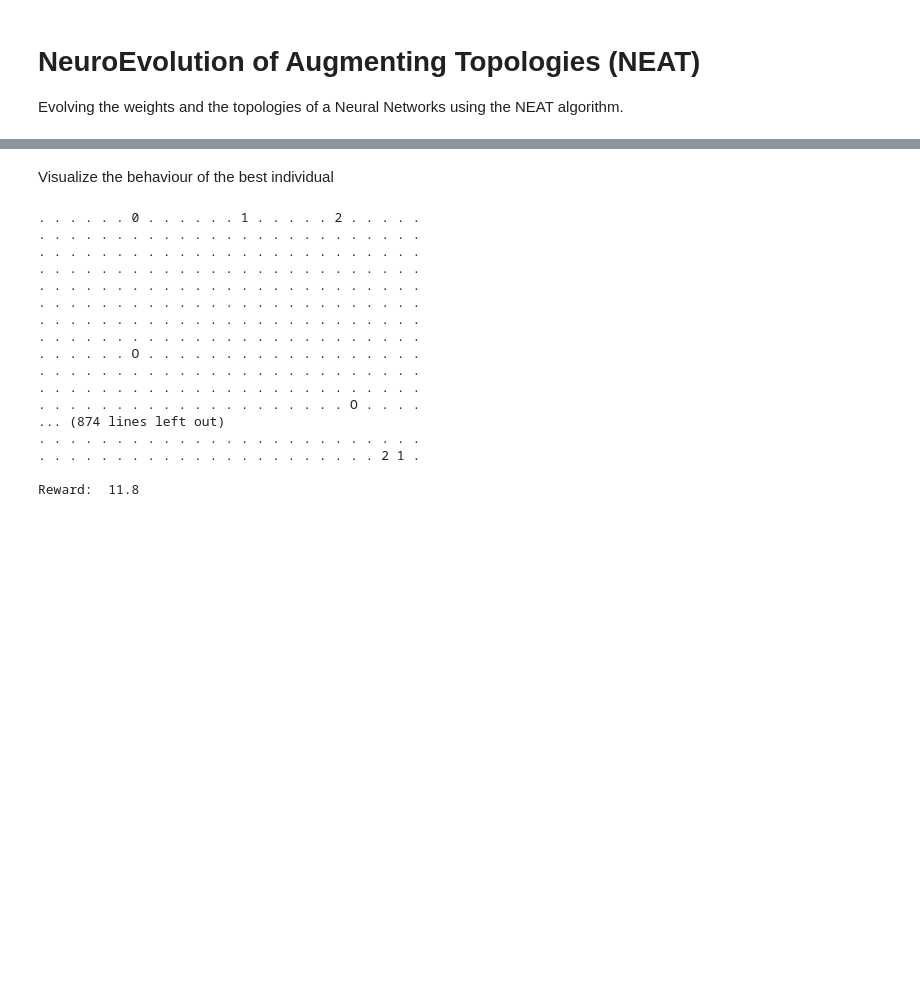
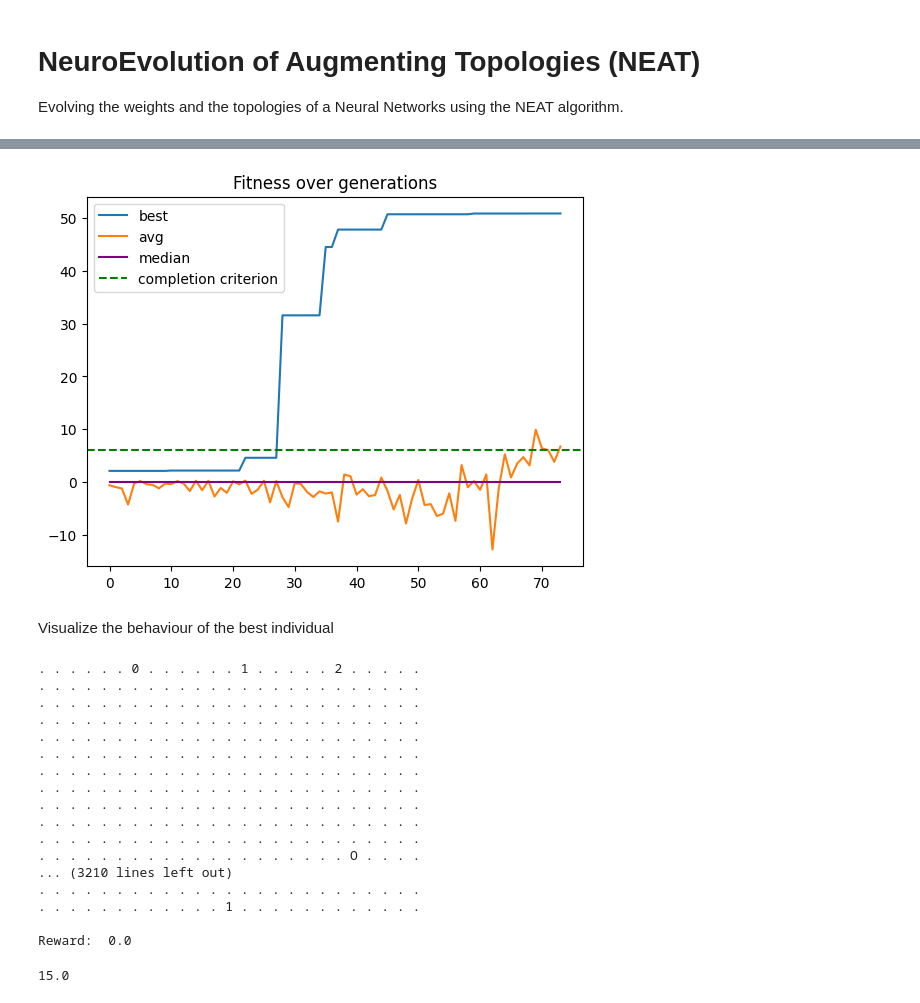
Before and after one commit to lorenzoleuzzi1/lifelong_evolutionary_swarms, a Jupyter notebook: neat.ipynb, the cells around one changed output, grey strips where cells are left out. Drawn from its saved outputs; the diff is of its cells as text; code cells hidden in the pictures; blank space fills up the shorter version.

```diff
--- a/neat.ipynb
+++ b/neat.ipynb
@@ -11,13 +14,14 @@ import neat
 # %%
 initial_setting = {
-    'agents': np.array([[0, 5], [0, 10], [0, 15]], dtype=float),
-    'blocks': np.array([[9, 16], [13, 7], [6, 5], [10, 11]], dtype=float),
-    'colors': np.array([environment.RED, environment.RED, environment.BLUE, environment.GREEN], dtype=int)
+   'agents': np.array([[0, 5], [0, 10], [0, 15]], dtype=float),
+   'blocks': np.array([[9, 16], [10, 12], [11, 6]], dtype=float),
+   'colors': np.array([environment.RED, environment.GREEN, environment.RED], dtype=int)
 }
+
 env = environment.Environment(objective = [(environment.RED, environment.NORTH_EDGE)],
                    size = environment.SIMULATION_ARENA_SIZE,
                    n_agents = 3,
-                   n_blocks = 4,
+                   n_blocks = 3,
                    n_neighbors = 3,
                    sensor_range = environment.SIMULATION_SENSOR_RANGE,
                    sensor_angle = 360,
@@ -113,7 +126,17 @@ Generation time: 8.043 sec (10.812 average)
+# %%
+# Plot stats
+bests = stats.get_fitness_stat(np.max)
+avgs = stats.get_fitness_mean()
+medians = stats.get_fitness_median()
+stds = stats.get_fitness_stdev()
+utils.plot_data(bests, avgs = avgs, medians = medians,
+                completion_fitness=env.n_task * (environment.REWARD_PICK + environment.REWARD_DROP))
+# %% [output]
+[figure, added]
 # %% [markdown]
 Visualize the behaviour of the best individual
 # %%
-calculate_fitnesses([(1, winner)], config, verbose=True)
+calculate_fitnesses([(1, p.best_genome)], config, verbose=True)
 # %% [output]
 . . . . . . 0 . . . . . . 1 . . . . . 2 . . . . .
 . . . . . . . . . . . . . . . . . . . . . . . . .
@@ -123,12 +146,16 @@ calculate_fitnesses([(1, winner)], config, verbose=True)
 . . . . . . . . . . . . . . . . . . . . . . . . .
 . . . . . . . . . . . . . . . . . . . . . . . . .
 . . . . . . . . . . . . . . . . . . . . . . . . .
-. . . . . . O . . . . . . . . . . . . . . . . . .
+. . . . . . . . . . . . . . . . . . . . . . . . .
 . . . . . . . . . . . . . . . . . . . . . . . . .
 . . . . . . . . . . . . . . . . . . . . . . . . .
 . . . . . . . . . . . . . . . . . . . . O . . . .
-... (874 lines left out)
+... (3210 lines left out)
 . . . . . . . . . . . . . . . . . . . . . . . . .
-. . . . . . . . . . . . . . . . . . . . . . 2 1 .
+. . . . . . . . . . . . 1 . . . . . . . . . . . .
 
-Reward:  11.8
+Reward:  0.0
+# %%
+p.best_genome.fitness
+# %% [output]
+15.0
```
Also changed, not shown: parts of 5 cells of this notebook, 5 other files.
